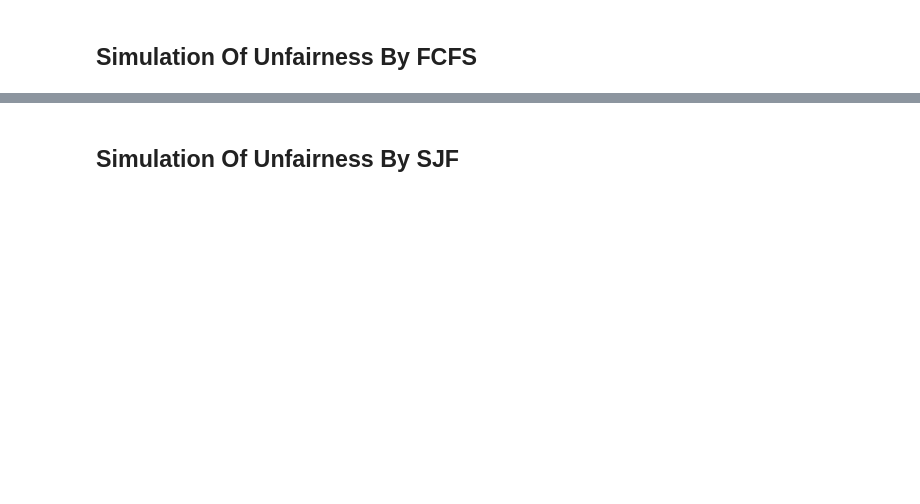
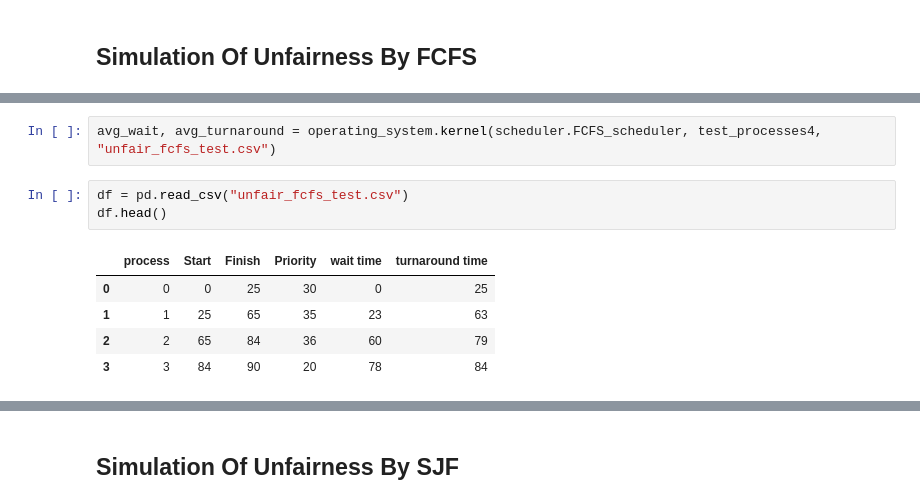
Before and after one commit to al-jisal/CS337-OperatingSystems, a Jupyter notebook: Project01/Scheduling_Analyses.ipynb, the cells around one changed output, grey strips where cells are left out. Cells and saved outputs as stored; diff of their text form; blank space fills up the shorter version.

```diff
--- a/Project01/Scheduling_Analyses.ipynb
+++ b/Project01/Scheduling_Analyses.ipynb
@@ -240,0 +242,11 @@ SJF has an average turnaround time of 223.57 on the 100 processes
+# %%
+avg_wait, avg_turnaround = operating_system.kernel(scheduler.FCFS_scheduler, test_processes4, "unfair_fcfs_test.csv")
+# %%
+df = pd.read_csv("unfair_fcfs_test.csv")
+df.head()
+# %% [output]
+|  | process | Start | Finish | Priority | wait time | turnaround time |
+| 0 | 0 | 0 | 25 | 30 | 0 | 25 |
+| 1 | 1 | 25 | 65 | 35 | 23 | 63 |
+| 2 | 2 | 65 | 84 | 36 | 60 | 79 |
+| 3 | 3 | 84 | 90 | 20 | 78 | 84 |
```
Also changed, not shown: parts of 40 cells of this notebook, 12 other files.
